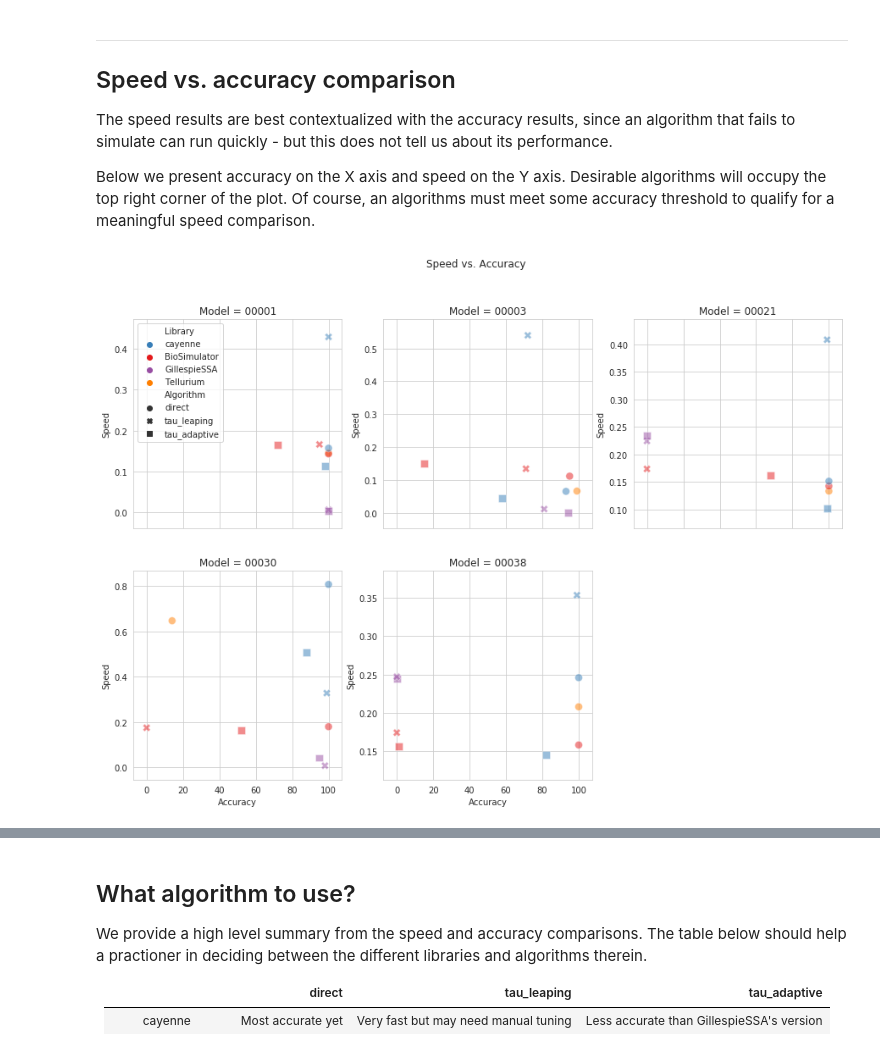
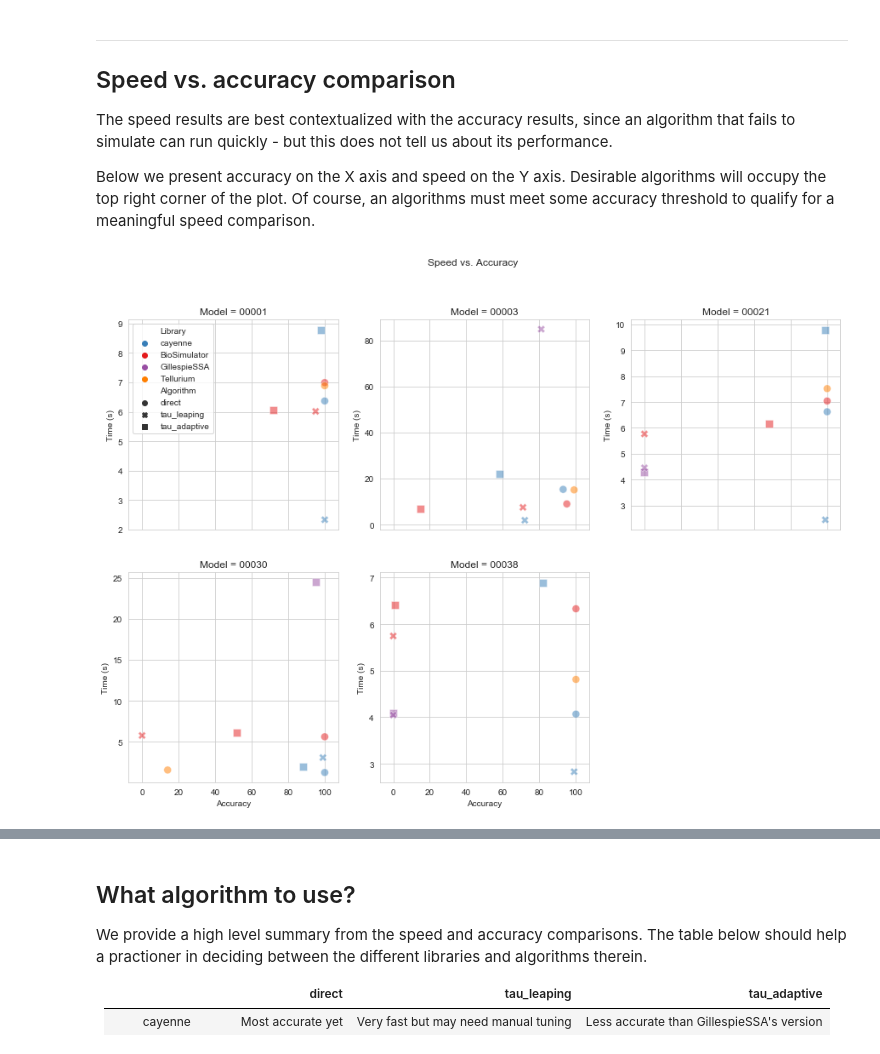
Before and after one commit to quantumbrake/cayenne-benchmarks, a Jupyter notebook: notebooks/Analysis.ipynb, the cells around one changed output, grey strips where cells are left out. Saved outputs shown, nothing was run; the diff lists cells and outputs as text; code cells hidden in the pictures.

Commit message:
Change: Speed to time in acc vs speed plot

```diff
--- a/notebooks/Analysis.ipynb
+++ b/notebooks/Analysis.ipynb
@@ -349,36 +334,37 @@ Below we present accuracy on the X axis and speed on the Y axis. Desirable algor
 acc_speed_results = benchmark_results.merge(accuracy_results, how="inner", on = ["lib", "algo", "model"])
 # %%
 acc_speed_results["Accuracy"] = acc_speed_results["total_pass"]
-acc_speed_results["Speed"] = 1/acc_speed_results["mean"]
+acc_speed_results["Time"] = acc_speed_results["mean"]
 acc_speed_results["Library"] = acc_speed_results["lib"]
 acc_speed_results["Algorithm"] = acc_speed_results["algo"]
 
 models = sorted(set(list(acc_speed_results.model)))
 this_filter = (acc_speed_results.model == models[0])
 marker_size = 80
 fig, ax = plt.subplots(2,3,sharex=True, figsize=([15,10]))
 fig.suptitle("Speed vs. Accuracy")
 fig.delaxes(ax[1][2])
 
 hue_order = ["cayenne", "BioSimulator", "GillespieSSA", "Tellurium"]
 style_order = ["direct", "tau_leaping", "tau_adaptive"]
 
 p = [None] * len(models)
 for ind, this_model in enumerate(models):
-    this_filter = (acc_speed_results.model == this_model)
+    this_filter = (acc_speed_results.model == this_model) & (acc_speed_results.Time < 100)
     this_ax = ax[ind//3, ind%3]
     this_ax.set_title(f"Model = {this_model}")
     if ind == 0:
-        p[ind] = sns.scatterplot(x="Accuracy", y="Speed", hue="Library", style="Algorithm",
+        p[ind] = sns.scatterplot(x="Accuracy", y="Time", hue="Library", style="Algorithm",
                         data=acc_speed_results[this_filter], s=marker_size,
                         hue_order=hue_order, style_order=style_order, palette=LIB_PALETTE,
                         ax = this_ax, alpha=0.5)
     else:
-        p[ind] = sns.scatterplot(x="Accuracy", y="Speed", hue="Library", style="Algorithm",
+        p[ind] = sns.scatterplot(x="Accuracy", y="Time", hue="Library", style="Algorithm",
                         data=acc_speed_results[this_filter], s=marker_size,
                         hue_order=hue_order, style_order=style_order, palette=LIB_PALETTE,
                         ax = this_ax, legend=False, alpha=0.5)
+    this_ax.set_ylabel("Time (s)")
 
 fig.savefig("../assets/acc_speed_comparison_all.png")
 # %% [output]
-[figure, old version]
+[figure, new version]
```
Also changed, not shown: parts of 7 cells of this notebook, 1 other file.
